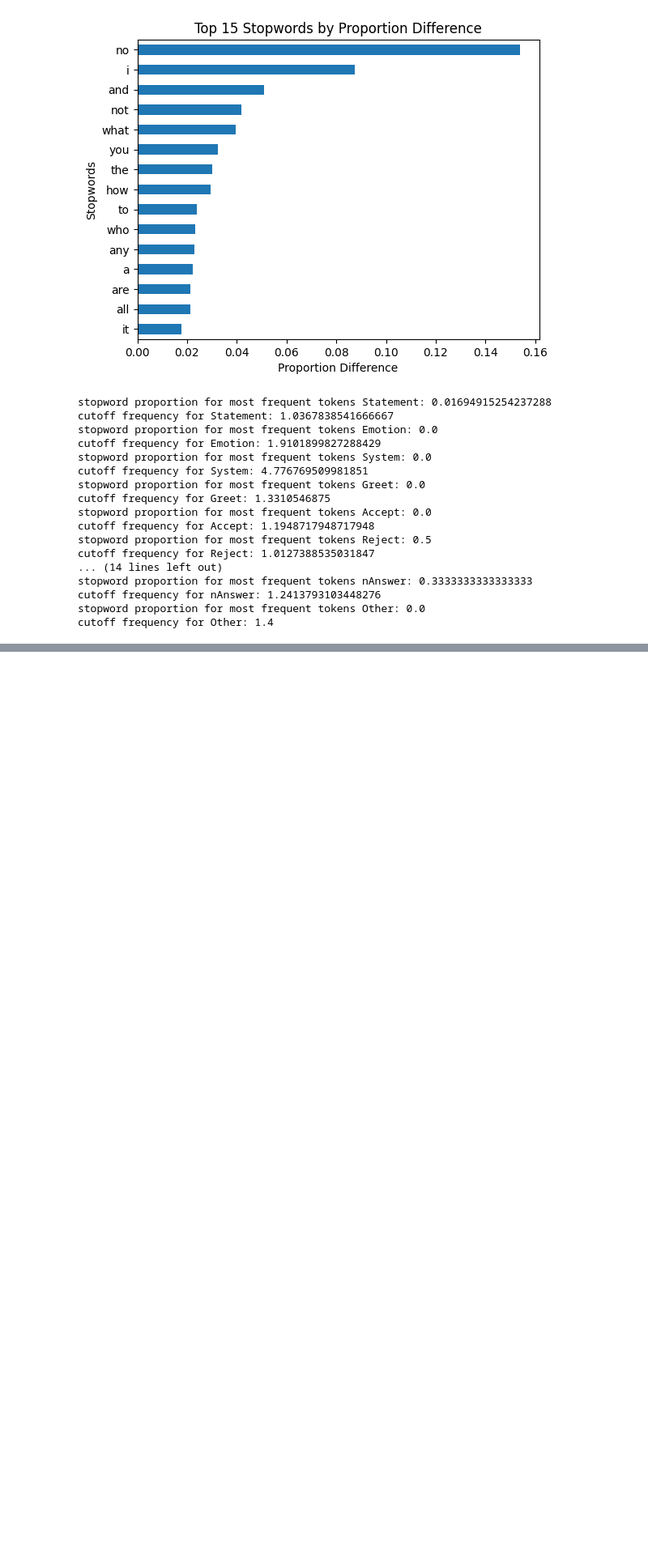
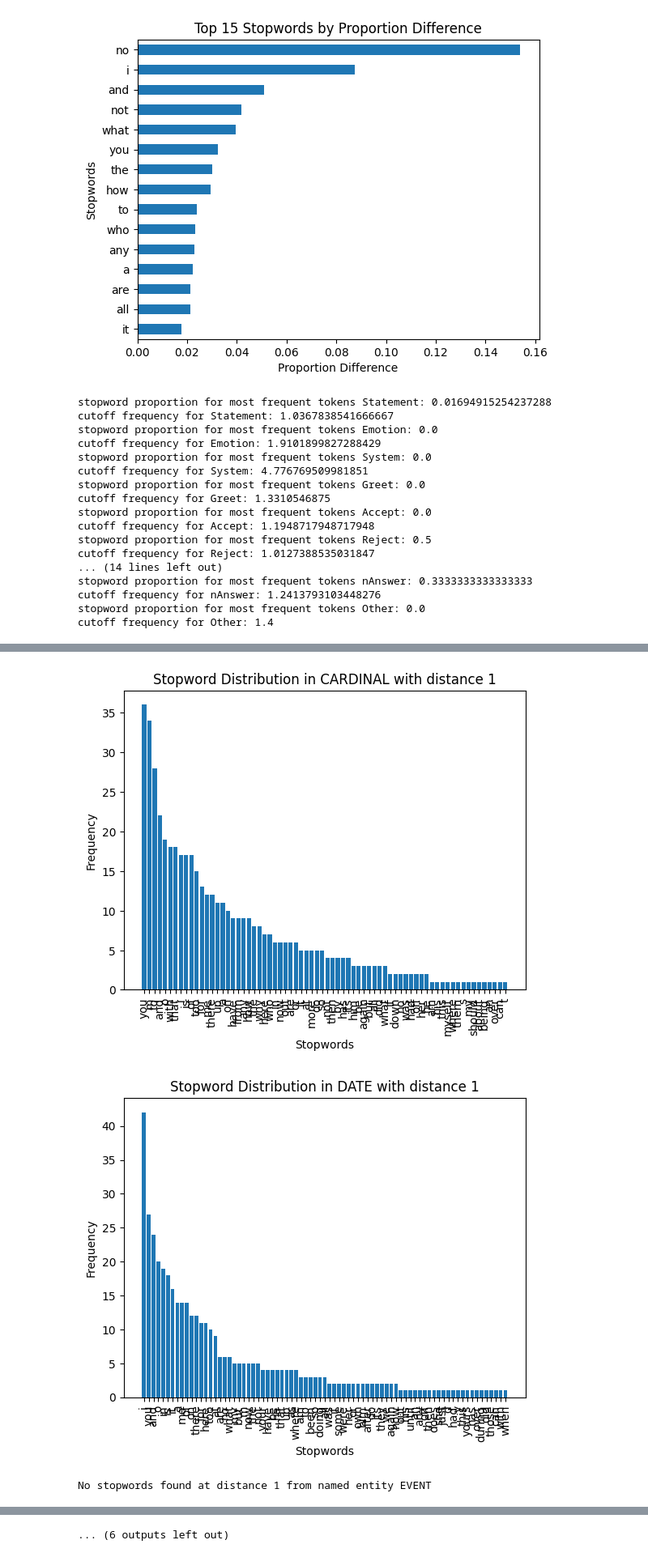
Before and after one commit to NevaEvar/NLP_Final_Project, a Jupyter notebook: Main.ipynb, the cells around one changed output, grey strips where cells are left out. Shown at 81% size. Saved outputs shown, nothing was run; the diff lists cells and outputs as text; code cells hidden in the pictures; blank space fills up the shorter version.

```diff
--- a/Main.ipynb
+++ b/Main.ipynb
@@ -170,0 +190,26 @@ cutoff frequency for Other: 1.4
+# %%
+# task 3.2
+sortEntities = sorted(entities, key=lambda x: x[1])  # Sort by entity label
+# dictionary of stopwords occuring at distance 1 from named entity
+entGroups = defaultdict(list)
+for i in sortEntities:
+    entGroups[i[1]].extend(i[3])
+
+for ent in entGroups.keys():
+    if len(entGroups[ent]) == 0:
+        print(f'No stopwords found at distance 1 from named entity {ent}')
+        continue
+    stopWordsFound, proportion = stopwordStats.StopWordCountDict(entGroups[ent])
+    word, freq = zip(*stopWordsFound)
+
+    # histogram of stopwords in dialogue act
+    plt.bar(word, freq)
+    plt.xlabel('Stopwords')
+    plt.xticks(rotation=90)
+    plt.ylabel('Frequency')
+    plt.title(f'Stopword Distribution in {ent} with distance 1')
+    plt.show()
+# %% [output]
+[figure, added]
+[figure, added]
+No stopwords found at distance 1 from named entity EVENT
@@ -170,0 +225 @@ cutoff frequency for Other: 1.4
+... (6 outputs left out)
```
Also changed, not shown: parts of 7 cells of this notebook, 1 other file.
